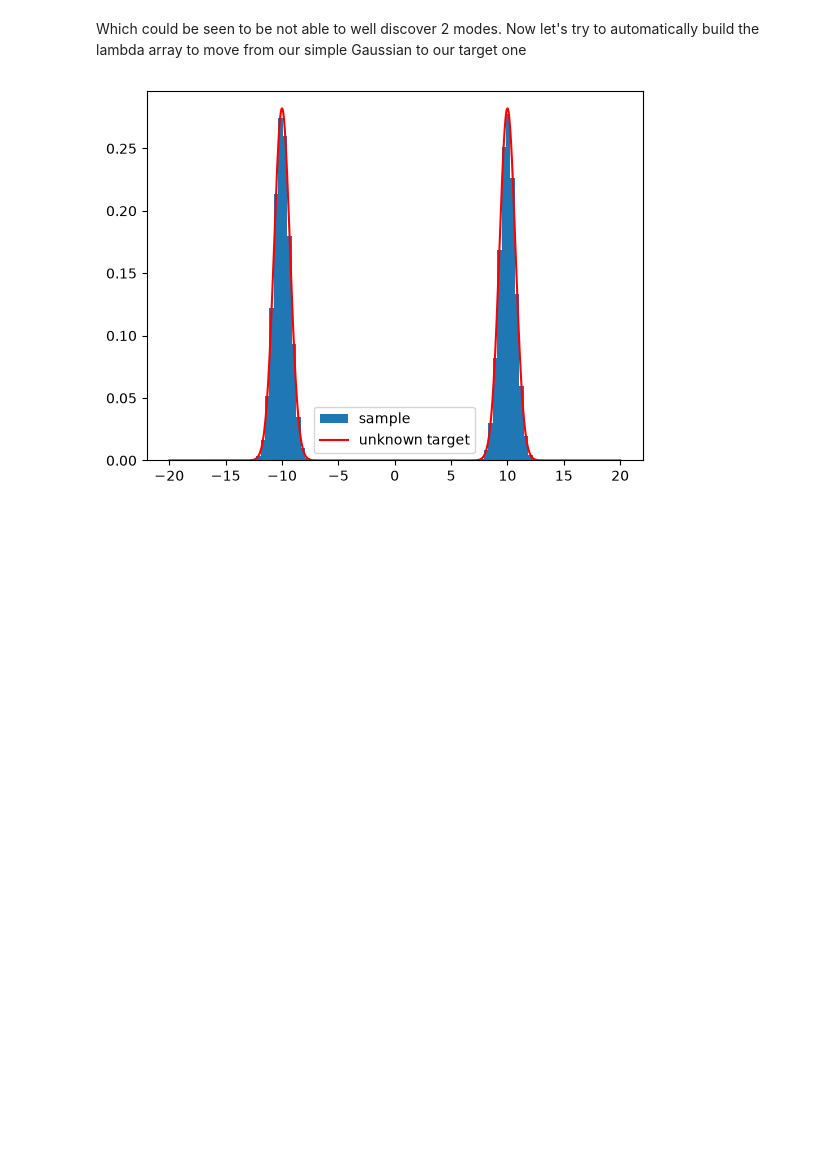
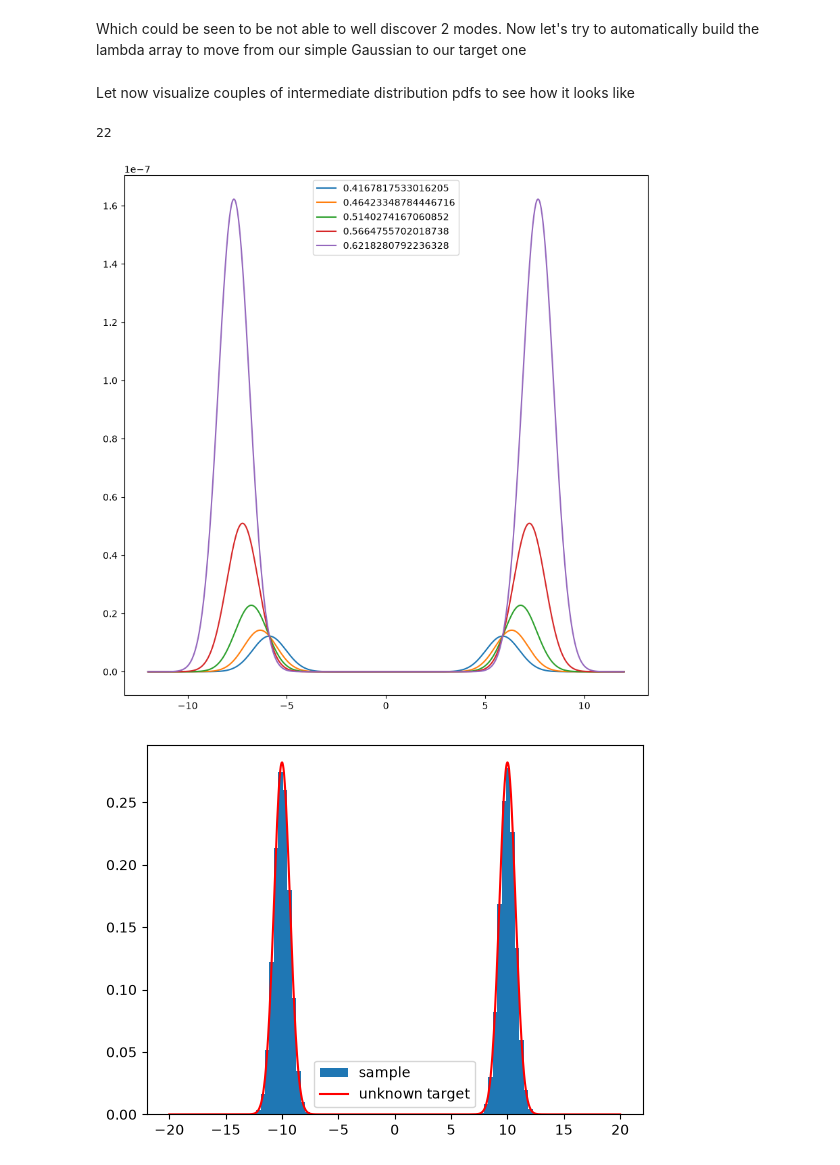
Before and after one commit to saobangmath/MiniProject-PhD-, a Jupyter notebook: MCMC/smc.ipynb, the cells around one changed output. Drawn from its saved outputs; the diff is of its cells as text; code cells hidden in the pictures; blank space fills up the shorter version.

Commit message:
add visualization for intermediates

```diff
--- a/MCMC/smc.ipynb
+++ b/MCMC/smc.ipynb
@@ -405,6 +405,26 @@ from jax import random
 smc = SMC(1, log_target_pdf, key=random.key(0))
 smc.reset(no_samples=1_000_000)
 lambda_list = smc.build_intermediate_dists()
+# %% [markdown]
+Let now visualize couples of intermediate distribution pdfs to see how it looks like
+# %%
+from matplotlib import pyplot as plt
+from jax import numpy as jnp
+
+fig, ax = plt.subplots(figsize = (10,10))
+xx = jnp.linspace(-12, 12, 1000)
+
+print(len(lambda_list))
+
+for _lambda in lambda_list[11:16:]:
+    yy = jnp.exp(smc.get_intermediate_logpdf(xx.reshape(len(xx), 1), _lambda))
+    ax.plot(xx, yy, label=str(_lambda))
+
+plt.legend()
+fig.show()
+# %% [output]
+22
+[figure, added]
 # %%
 from matplotlib import pyplot as plt
 import jax.numpy as jnp
```
Also changed, not shown: parts of 1 cell of this notebook, 2 other files.
